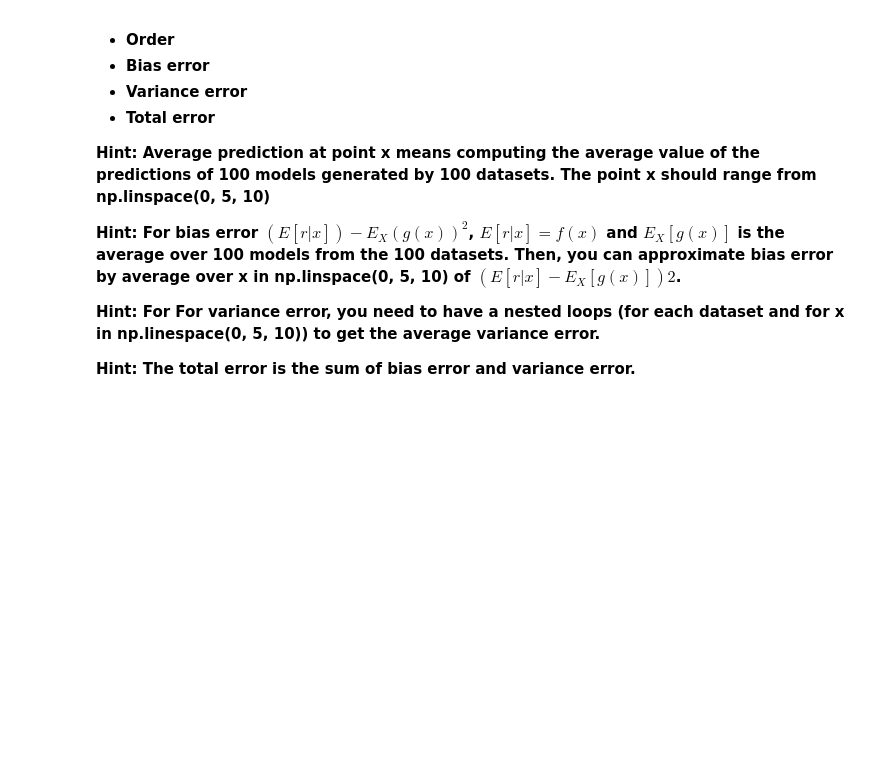
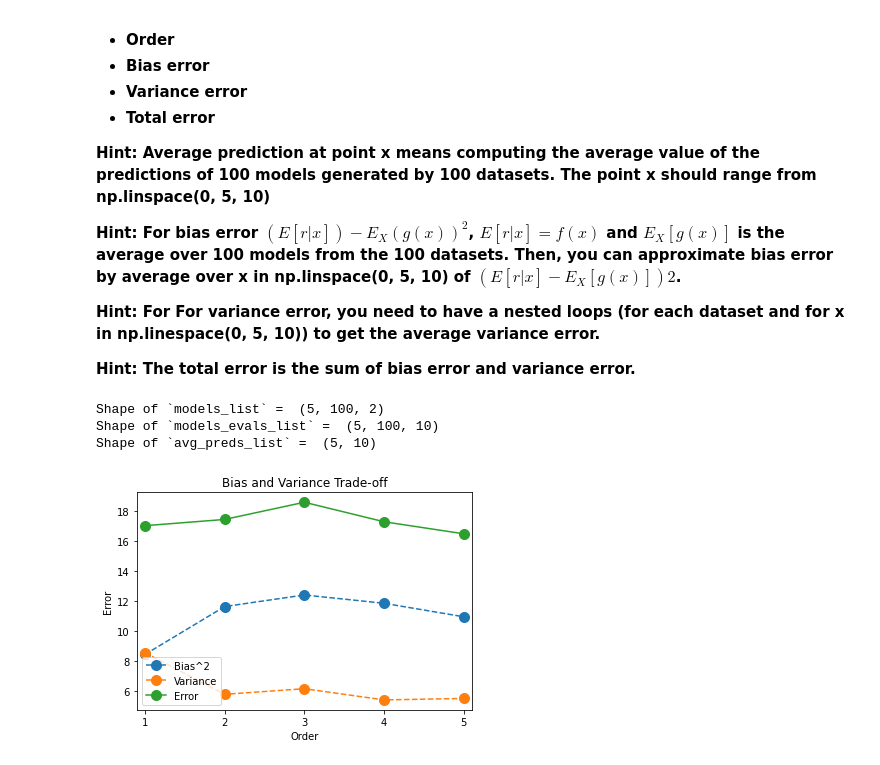
Before and after one commit to KayvanShah1/usc-dsci552-mlds-sp23, a Jupyter notebook: assignment-3/Kayvan_Shah_Assignment3_solution.ipynb, the cells around one changed output. Saved outputs shown, nothing was run; the diff lists cells and outputs as text; code cells hidden in the pictures; blank space fills up the shorter version.

```diff
--- a/assignment-3/Kayvan_Shah_Assignment3_solution.ipynb
+++ b/assignment-3/Kayvan_Shah_Assignment3_solution.ipynb
@@ -152,7 +152,9 @@ def bias_error(avg_pred, x_eval):
     # returns a list of length 5
     five_bias = []
     ## Insert your code BEGIN
-
+    for order in avg_pred:
+        diff = np.square(np.array(order) - x_eval).mean()
+        five_bias.append(diff)
     ## Insert your code END
     return five_bias
 
@@ -161,7 +163,13 @@ def variance_error(avg_pred, models_evals):
     # returns a list of length 5
     five_variance = []
     ## Insert your code BEGIN
-
+    for order in avg_pred:
+        order_list = []
+        for vals in models_evals:
+            diff = np.square(np.array(order) - np.array(vals)).mean()
+            order_list.append(diff)
+        five_variance.append(order_list)
+    five_variance = list(np.array(five_variance).mean(1))
     ## Insert your code END
     return five_variance
 
@@ -170,7 +178,13 @@ def variance_error(avg_pred, models_evals):
 # The shape of models_list is (5, 100)
 models_list = []
 ## Insert your code BEGIN
-
+for order in range(1,6):
+    model_order = []
+    for i in range(100):
+        model = linear_model_predict(x[i], y[i], order)
+        model_order.append(model)
+    models_list.append(model_order)
+print("Shape of `models_list` = ", np.shape(models_list))
 ## Insert your code END
 
 
@@ -181,38 +195,50 @@ x_eval = np.linspace(0, 5, 10)
 # The shape of models_evals_list is (5,100,10) which is 5 degree with 100 models and each model predict the 10 x evaluation
 models_evals_list = []
 ## Insert your code BEGIN
-
+for order in models_list:
+    order_eval = []
+    for model in order:
+        preds = model.predict(x_eval.reshape(-1,1))
+        order_eval.append(preds)
+    models_evals_list.append(order_eval)
+print("Shape of `models_evals_list` = ", np.shape(models_evals_list))
 ## Insert your code END
 
 
 # For each degree compute the average predictiona at `x_eval`
-# The shape `ave_preds_list` isis (5,10)
+# The shape `ave_preds_list` is (5,10)
 avg_preds_list = []
 ## Insert your code BEGIN
-
+avg_preds_list = np.array(models_evals_list).mean(1)
+print("Shape of `avg_preds_list` = ", np.shape(avg_preds_list))
 ## Insert your code END
 
 
 bias_lst = bias_error(avg_preds_list, x_eval)
 
 variance_lst = variance_error(avg_preds_list, models_evals_list)
 
 total_error = [x + y for x, y in zip(bias_lst, variance_lst)]
 
 # show the plot
 x_points = [1,2,3,4,5]
 
 plt.plot(x_points, bias_lst, linestyle='dashed',label = "Bias^2", marker='o', markersize=10)
 plt.plot(x_points, variance_lst, linestyle='dashed', label = "Variance", marker='o', markersize=10)
 plt.plot(x_points, total_error, linestyle='solid', label = "Error", marker='o', markersize=10)
 plt.legend()
 plt.xlim(0.9, 5.1)
 plt.xticks(np.linspace(1, 5, 5))
 plt.xlabel("Order")
 plt.ylabel("Error")
 plt.title("Bias and Variance Trade-off")
 # Display graph
 plt.show()
+# %% [output]
+Shape of `models_list` =  (5, 100, 2)
+Shape of `models_evals_list` =  (5, 100, 10)
+Shape of `avg_preds_list` =  (5, 10)
+[figure, added]
 # %%
 # Error DataFrame
 pd.set_option("display.precision", 3)
```
Also changed, not shown: parts of 2 cells of this notebook.
